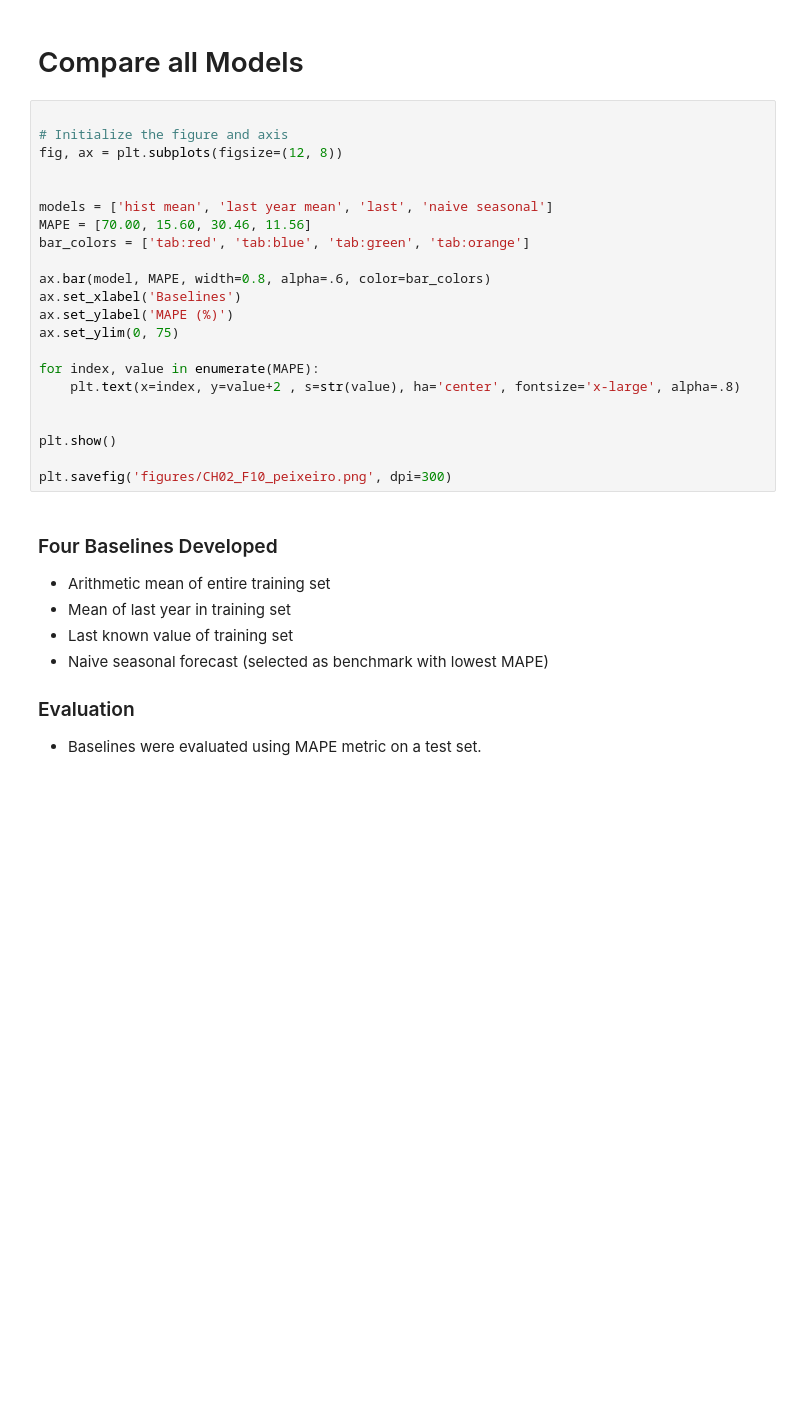
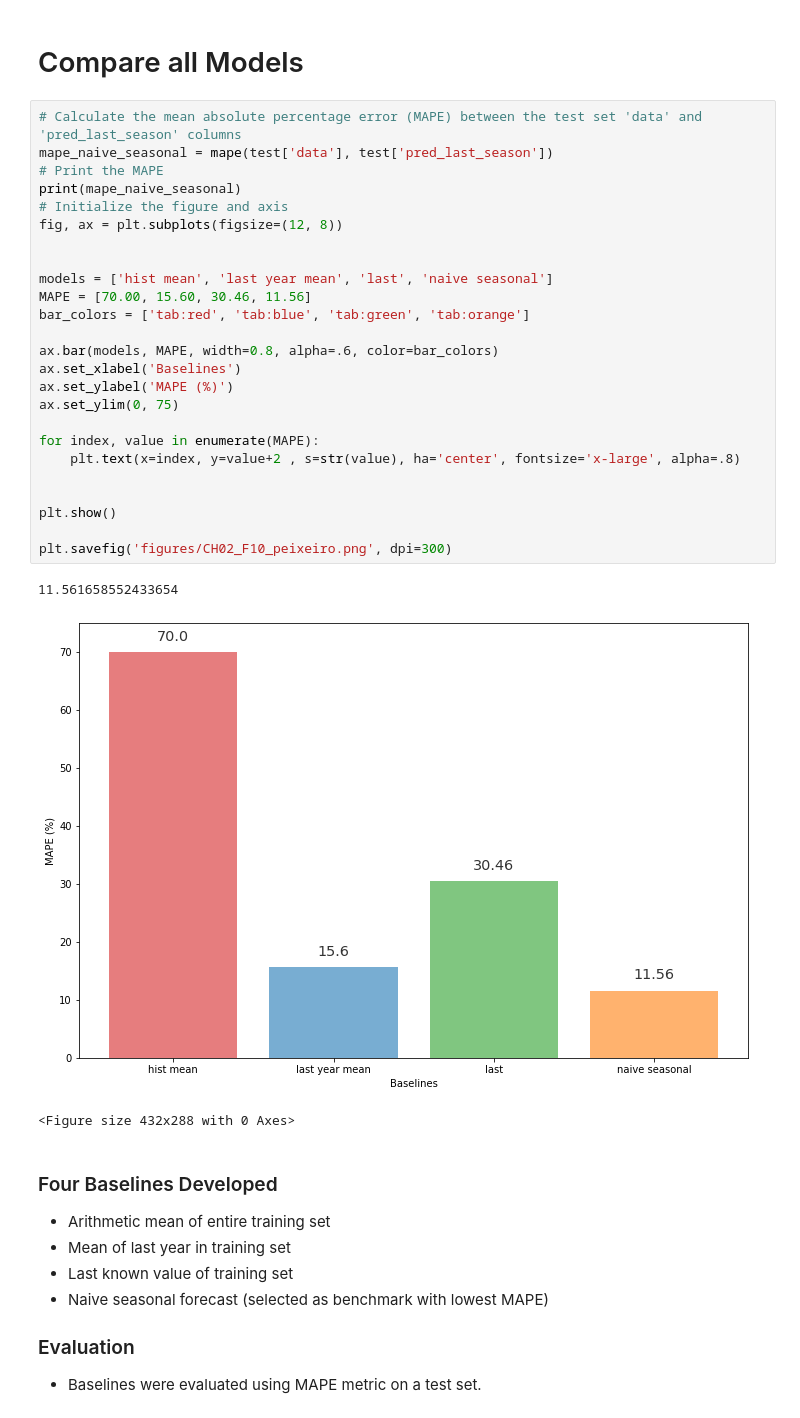
Before and after one commit to waelrash1/forecastingmodelsPY, a Jupyter notebook: ch02/ch02.ipynb, the cells around one changed output. Saved outputs shown, nothing was run; the diff lists cells and outputs as text; blank space fills up the shorter version.

```diff
--- a/ch02/ch02.ipynb
+++ b/ch02/ch02.ipynb
@@ -277,27 +376,34 @@ plt.savefig('figures/CH02_F09_peixeiro.png', dpi=300)
 # %% [markdown]
 # Compare all Models
 # %%
-
+# Calculate the mean absolute percentage error (MAPE) between the test set 'data' and 'pred_last_season' columns
+mape_naive_seasonal = mape(test['data'], test['pred_last_season'])
+# Print the MAPE
+print(mape_naive_seasonal)
 # Initialize the figure and axis
 fig, ax = plt.subplots(figsize=(12, 8))
 
 
 models = ['hist mean', 'last year mean', 'last', 'naive seasonal']
 MAPE = [70.00, 15.60, 30.46, 11.56]
 bar_colors = ['tab:red', 'tab:blue', 'tab:green', 'tab:orange']
 
-ax.bar(model, MAPE, width=0.8, alpha=.6, color=bar_colors)
+ax.bar(models, MAPE, width=0.8, alpha=.6, color=bar_colors)
 ax.set_xlabel('Baselines')
 ax.set_ylabel('MAPE (%)')
 ax.set_ylim(0, 75)
 
 for index, value in enumerate(MAPE):
     plt.text(x=index, y=value+2 , s=str(value), ha='center', fontsize='x-large', alpha=.8)
 
 
 plt.show()
 
 plt.savefig('figures/CH02_F10_peixeiro.png', dpi=300)
+# %% [output]
+11.561658552433654
+[figure, added]
+<Figure size 432x288 with 0 Axes>
 # %% [markdown]
 ### Four Baselines Developed
 
```
Also changed, not shown: parts of 17 cells of this notebook, 13 other files.
